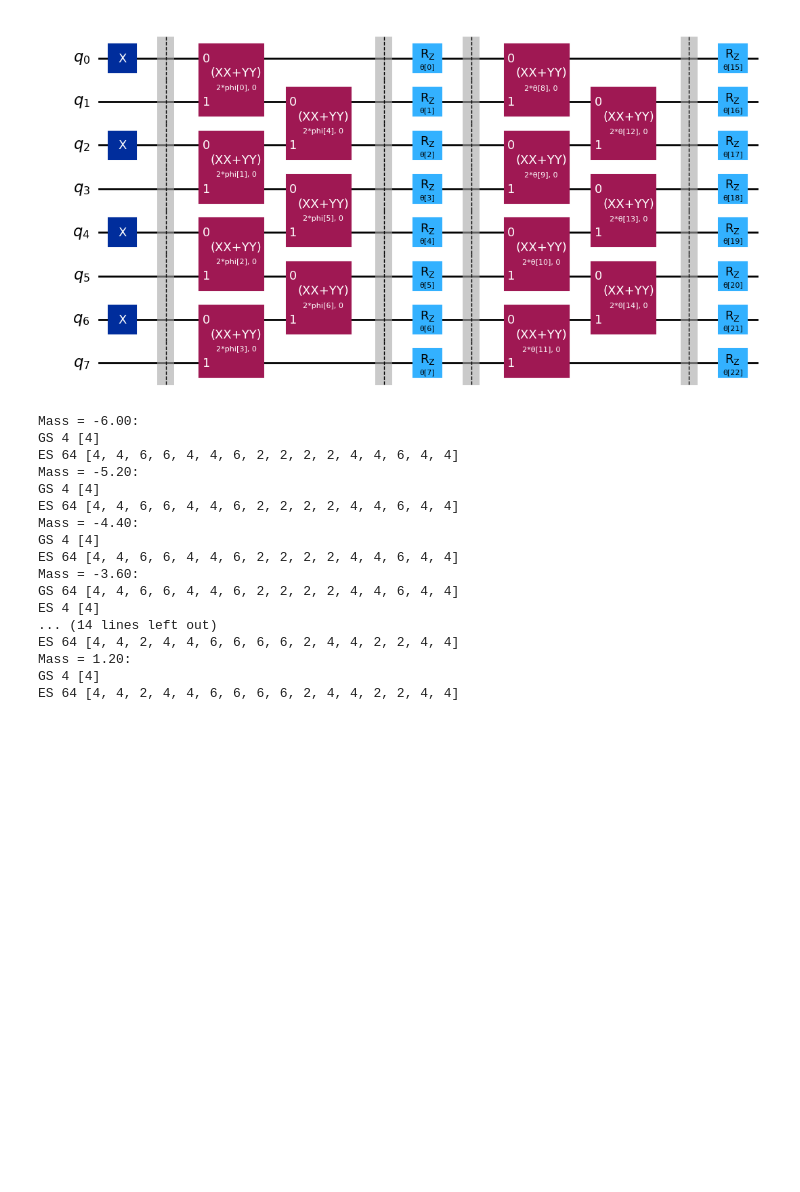
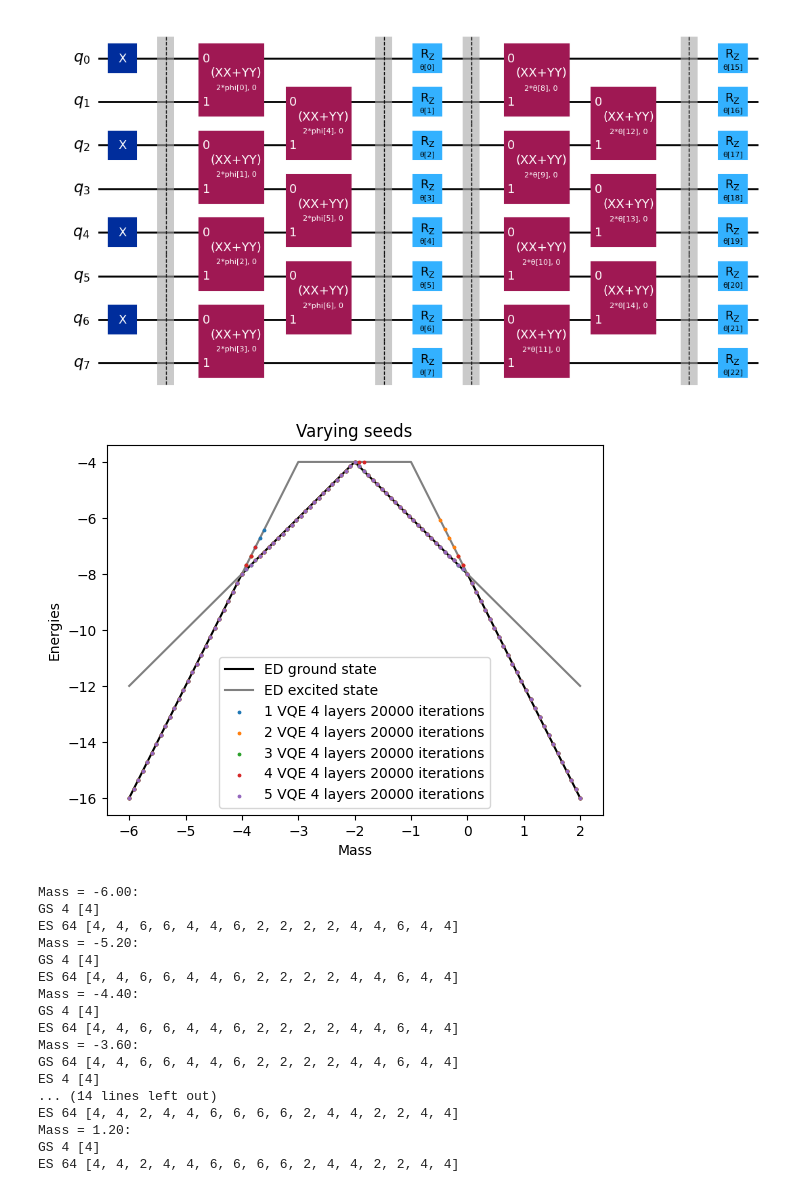
Before and after one commit to NicoDic98/QC-MasterThesis, a Jupyter notebook: plots.ipynb, the cells around one changed output. Cells and saved outputs as stored; diff of their text form; code cells hidden in the pictures; blank space fills up the shorter version.

Commit message:
Asymmetry in energy-mass plot was just an initialization artifact

```diff
--- a/plots.ipynb
+++ b/plots.ipynb
@@ -101,6 +89,33 @@ with h5py.File(h5_file, "r") as f:
 circuit.full_ansatz.draw("mpl", filename=f"{output_filename}circuit-2-layer.pdf")
 # %% [output]
 [figure]
+# %%
+with h5py.File(h5_file, "r") as f:
+    vqe_1_loader = ResultLoader(f["2025-09-03_11-10-56"])
+    vqe_1_energy, vqe_1_mass = vqe_1_loader.get_energy_mass({})
+    vqe_2_loader = ResultLoader(f["2025-09-06_15-50-13"])
+    vqe_2_energy, vqe_2_mass = vqe_2_loader.get_energy_mass({})
+    vqe_3_loader = ResultLoader(f["2025-09-06_15-50-13-23147802"])
+    vqe_3_energy, vqe_3_mass = vqe_3_loader.get_energy_mass({})
+    vqe_4_loader = ResultLoader(f["2025-09-06_15-50-13-23147804"])
+    vqe_4_energy, vqe_4_mass = vqe_4_loader.get_energy_mass({})
+    vqe_5_loader = ResultLoader(f["2025-09-06_15-50-13-23147805"])
+    vqe_5_energy, vqe_5_mass = vqe_5_loader.get_energy_mass({})
+fig, ax = plt.subplots()
+ax.plot(ed_mass, ed_energy[:, 0], label="ED ground state", zorder=-1, color="black")
+ax.plot(ed_mass, ed_energy[:, 1], label="ED excited state", zorder=-1, color="gray")
+ax.scatter(vqe_1_mass, vqe_1_energy, label="1 VQE 4 layers 20000 iterations", marker='.', s=12)
+ax.scatter(vqe_2_mass, vqe_2_energy, label="2 VQE 4 layers 20000 iterations", marker='.', s=12)
+ax.scatter(vqe_3_mass, vqe_3_energy, label="3 VQE 4 layers 20000 iterations", marker='.', s=12)
+ax.scatter(vqe_4_mass, vqe_4_energy, label="4 VQE 4 layers 20000 iterations", marker='.', s=12)
+ax.scatter(vqe_5_mass, vqe_5_energy, label="5 VQE 4 layers 20000 iterations", marker='.', s=12)
+ax.set(xlabel='Mass', ylabel='Energies')
+ax.set_title("Varying seeds")
+ax.legend()
+fig.savefig(f"{output_filename}varying_seeds.png")
+fig.savefig(f"{output_filename}varying_seeds.pdf")
+# %% [output]
+[figure, added]
 # %%
 import numpy as np
 
```
Also changed, not shown: parts of 1 cell of this notebook, 3 other files.
